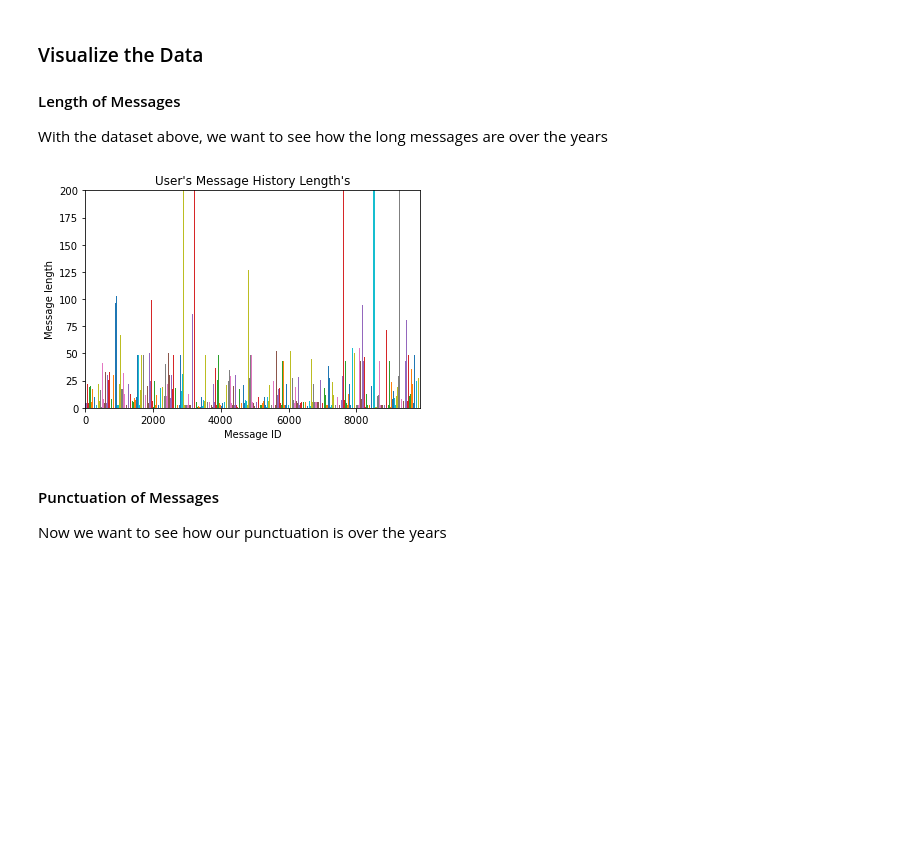
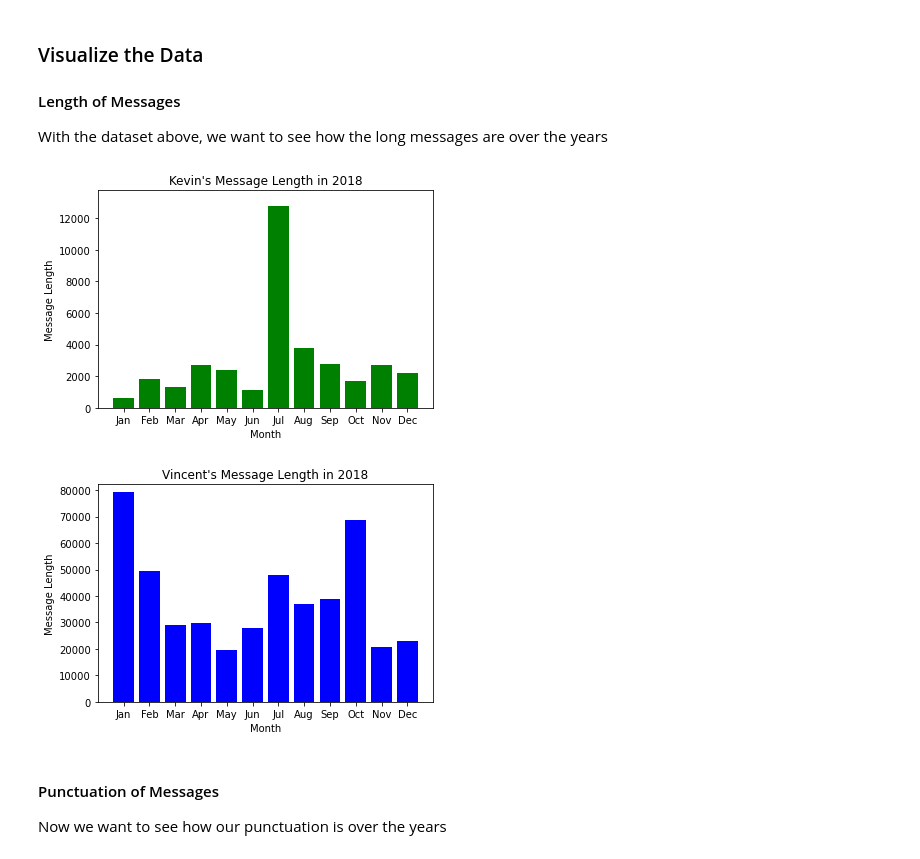
Before and after one commit to VinnyVinVince/cpsc222-qsproject, a Jupyter notebook: hypothesis_testing.ipynb, the cells around one changed output. Saved outputs shown, nothing was run; the diff lists cells and outputs as text; code cells hidden in the pictures; blank space fills up the shorter version.

Commit message:
finished cleaning/visuals

```diff
--- a/hypothesis_testing.ipynb
+++ b/hypothesis_testing.ipynb
@@ -32,10 +32,18 @@ import utils
 importlib.reload(utils)
 import pandas as pd
 
-file = "kev_data"                                 # name of the file
-kevin_df = pd.read_csv(file + ".csv")             # read in the discord dataset
+kev_file = "kev_data"                                 # name of the file
+kevin_df = pd.read_csv(kev_file + ".csv")             # read in the discord dataset
 
-utils.clean_data(kevin_df, file)
+vin_file = "vin_data"
+vincent_df = pd.read_csv(vin_file + "_cleaned.csv")
 
+utils.clean_data(kevin_df, kev_file)
+# utils.clean_data(vincent_df, vin_file)
+
+print("1. Kevin's Message Data:")
 print(kevin_df)
+print()
+print("2. Vincent's Message Data:")
+print(vincent_df)
 # %% [output]
@@ -97,23 +119,30 @@ With the dataset above, we want to see how the long messages are over the years
 # %%
 import matplotlib.pyplot as plt
 
-# visualizing the length of messages
-df = pd.read_csv(file + "_cleaned.csv")
+# visualizing the length of messages using kevin's data
 plt.figure()
-i = 1
+month_ser = kevin_2018_data["Month"]                                # general use for month access
 
-for length in df["Message Length"]:
-    plt.bar([i], [length])
-    i += 1
+plt.bar(month_ser, kevin_2018_data["Message Length"], facecolor="green")
 
-plt.xlim(0, len(df) + 1)
-plt.ylim(0, 200)
-plt.xlabel("Message ID")
-plt.ylabel("Message length")
-plt.title("User's Message History Length's")
+plt.ylim(0, kevin_2018_data["Message Length"].max() + 1000)        # + 1000 to make the max to be seen
+plt.xlabel("Month")
+plt.ylabel("Message Length")
+plt.title("Kevin's Message Length in 2018")
 plt.show()
+
+# visualizing the length of messages using vincent's data
+plt.figure()
+plt.bar(month_ser, vincent_2018_data["Message Length"], facecolor="blue")
+
+plt.ylim(0, vincent_2018_data["Message Length"].max() + 3000)        # + 1000 to make the max to be seen
+plt.xlabel("Month")
+plt.ylabel("Message Length")
+plt.title("Vincent's Message Length in 2018")
+plt.show()
 # %% [output]
-[figure, old version]
+[figure, new version]
+[figure, added]
 # %% [markdown]
 #### Punctuation of Messages
 Now we want to see how our punctuation is over the years
```
Also changed, not shown: parts of 5 cells of this notebook, 1 other file.
